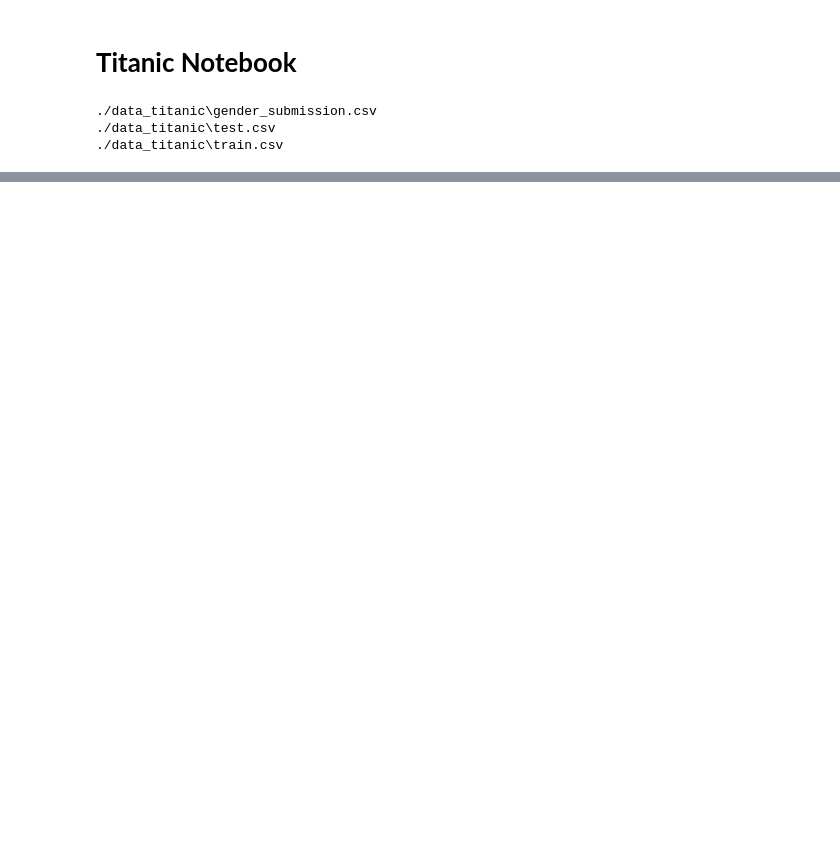
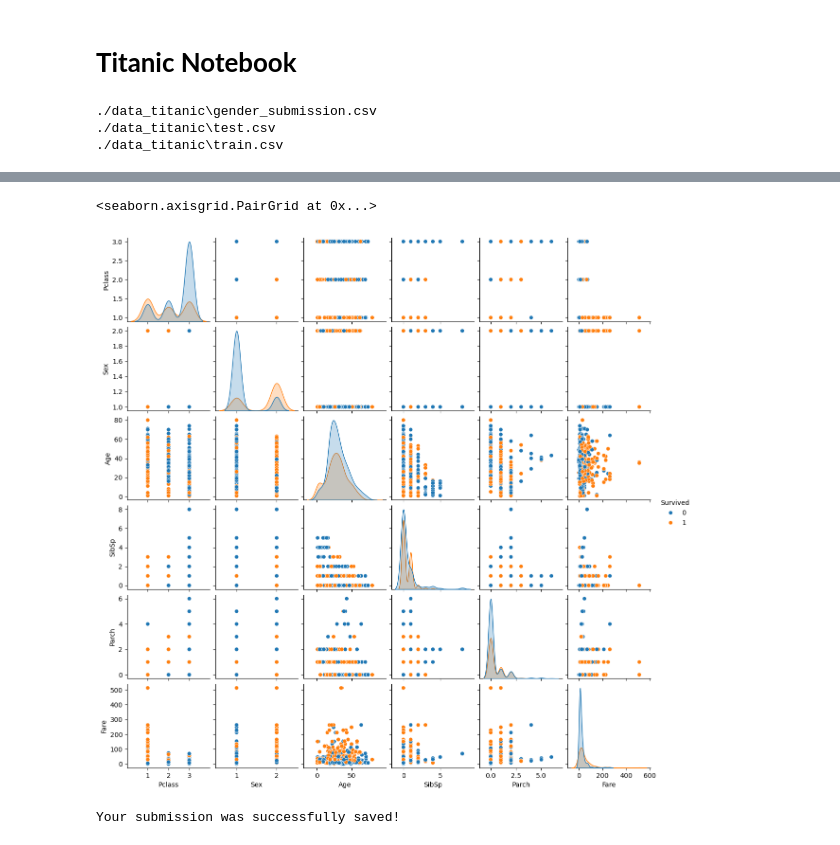
Before and after one commit to Uberkreuz/kaggle, a Jupyter notebook: titanic.ipynb, the cells around one changed output, grey strips where cells are left out. Saved outputs shown, nothing was run; the diff lists cells and outputs as text; code cells hidden in the pictures; blank space fills up the shorter version.

Commit message:
Created 1st submission

```diff
--- a/titanic.ipynb
+++ b/titanic.ipynb
@@ -23,3 +28,7 @@ for dirname, _, filenames in os.walk('./data_titanic'): # local
 ./data_titanic\gender_submission.csv
 ./data_titanic\test.csv
 ./data_titanic\train.csv
+# %%
+# train_data = pd.read_csv("/kaggle/input/titanic/train.csv") # cloud
+train_data = pd.read_csv("./data_titanic/train.csv") # local
+train_data.head()
@@ -25,0 +97,6 @@ for dirname, _, filenames in os.walk('./data_titanic'): # local
+# %%
+# Replacing 'female' with 2 and 'male' (otherwise) with 1 in the 'Sex' column
+# Thus seaborn pairplot can handle Sex because it becomes int32 instead of Object
+train_data["Sex"] = np.where(train_data["Sex"] == "female", 2, 1)
+test_data["Sex"] = np.where(test_data["Sex"] == "female", 2, 1)
+train_data.info()
@@ -25,0 +123,25 @@ for dirname, _, filenames in os.walk('./data_titanic'): # local
+# %%
+# The diagonal elements in a pairplot show the histogram by default
+# We can update these elements to show other things, such as a kde
+sns.pairplot(train_data.drop("PassengerId", axis=1), hue="Survived", size=2, diag_kind="kde")
+# %% [output]
+<seaborn.axisgrid.PairGrid at 0x...>
+[figure, added]
+# %%
+from sklearn.ensemble import RandomForestClassifier
+
+y = train_data["Survived"]
+
+features = ["Pclass", "Sex", "SibSp", "Parch", "Age", "Fare"]
+X = pd.get_dummies(train_data[features])
+X_test = pd.get_dummies(test_data[features])
+
+model = RandomForestClassifier(n_estimators=500, max_depth=10, random_state=13353)
+model.fit(X, y)
+predictions = model.predict(X_test)
+
+output = pd.DataFrame({'PassengerId': test_data.PassengerId, 'Survived': predictions})
+output.to_csv('submission.csv', index=False)
+print("Your submission was successfully saved!")
+# %% [output]
+Your submission was successfully saved!
```
Also changed, not shown: parts of 10 cells of this notebook.
